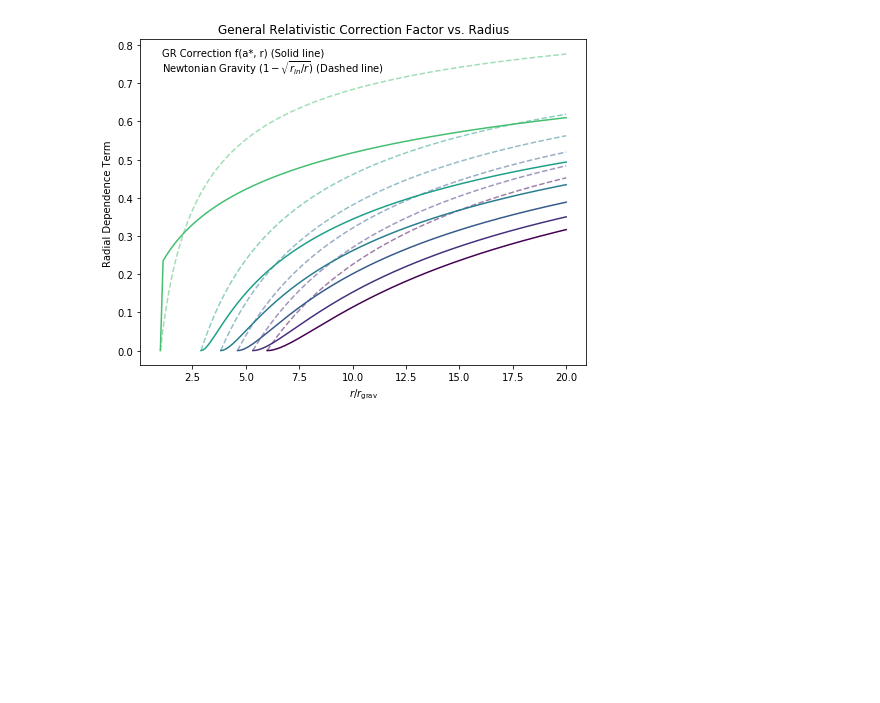
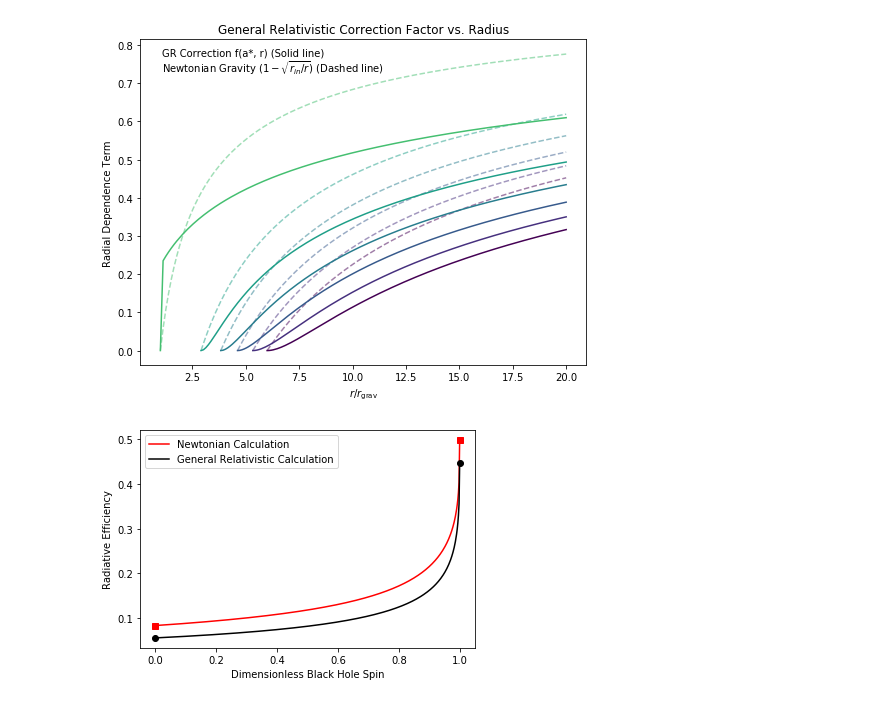
Before and after one commit to connor-mcclellan/thindisk, a Jupyter notebook: tutorials/ASIA_final_plots.ipynb, the cells around one changed output. Drawn from its saved outputs; the diff is of its cells as text; code cells hidden in the pictures; blank space fills up the shorter version.

Commit message:
Adding Asia's BH spin plot to final plots file

```diff
--- a/tutorials/ASIA_final_plots.ipynb
+++ b/tutorials/ASIA_final_plots.ipynb
@@ -122,3 +122,48 @@ plt.ylabel("Radial Dependence Term")
 plt.show()
 # %% [output]
 [figure]
+# %%
+import scipy.integrate
+
+def rad_efficiency_newtonian(M, r_in):
+    return (c.G * M / (2. * c.c.cgs**2. * r_in)).decompose()
+
+def get_efficiency(r_in, r_out, a, M, Mdot):
+    # Create an array of radii to integrate over
+    r_array = np.linspace(r_in, r_out, 1000)
+    integrand = 4*np.pi*r_array*F_gr(a, r_array, M, Mdot)
+    luminosity = scipy.integrate.simps(integrand, r_array) * u.erg / u.s
+    return (luminosity / (Mdot * c.c.cgs**2)).decompose()
+
+r_out = 500 * r_grav(M)
+#a_vals = [1e-8, 0.1, 0.2, 0.3, 0.4, 0.5, 0.6, 0.7, 0.8, 0.9, 0.999999999]
+a_vals = np.linspace(1e-8, 1-1e-8, 500)
+gr_efficiency_vals = []
+newt_efficiency_vals = []
+for i, a in enumerate(a_vals):
+    r_in = get_r_isco(a, M)
+    efficiency = get_efficiency(r_in, r_out, a, M, Mdot)
+    gr_efficiency_vals.append(efficiency.value)
+    newt_efficiency_vals.append(rad_efficiency_newtonian(M, r_in))
+
+
+plt.plot(a_vals, newt_efficiency_vals, c='r', label='Newtonian Calculation')
+
+nan_mask = ~np.isnan(gr_efficiency_vals)
+a_vals = a_vals[nan_mask]
+gr_efficiency_vals = np.array(gr_efficiency_vals)[nan_mask]
+
+plt.plot(a_vals, gr_efficiency_vals, c='k', label='General Relativistic Calculation')
+#plt.axhline(rad_efficiency_newtonian(M, 6*r_grav(M)), c='r', label="Newtonian Gravity Calculation")
+
+# Plot endpoints to show agreement with theoretical predictions
+for ind in [0, -1]:
+    plt.plot(a_vals[ind], newt_efficiency_vals[ind], c='r', marker='s')
+    plt.plot(a_vals[ind], gr_efficiency_vals[ind], c='k', marker='o')
+
+plt.ylabel("Radiative Efficiency")
+plt.xlabel("Dimensionless Black Hole Spin")
+plt.legend()
+plt.show()
+# %% [output]
+[figure, added]
```
